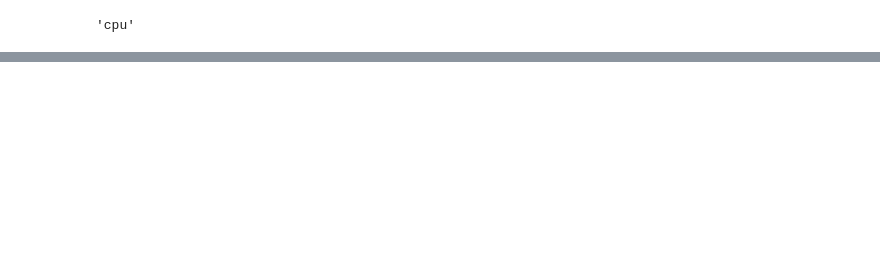
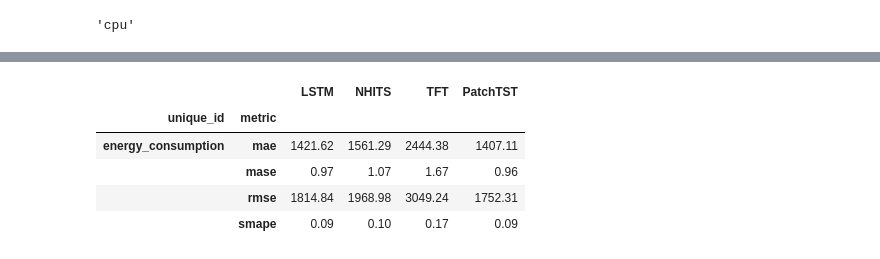
Before and after one commit to tvsmsa/melekhin-time-series, a Jupyter notebook: task_4_timeseries.ipynb, the cells around one changed output, grey strips where cells are left out. Cells and saved outputs as stored; diff of their text form; code cells hidden in the pictures; blank space fills up the shorter version.

```diff
--- a/task_4_timeseries.ipynb
+++ b/task_4_timeseries.ipynb
@@ -485,0 +485,10 @@ INFO:pytorch_lightning.utilities.rank_zero:TPU available: False, using: 0 TPU co
+# %%
+avg_by_series_dl = dl_metrics.groupby(['unique_id', 'metric']).mean(numeric_only=True)
+avg_by_series_dl.style.background_gradient(cmap='RdYlGn_r', axis=1).format(precision=2)
+# %% [output]
+|  |  | LSTM | NHITS | TFT | PatchTST |
+| unique_id | metric |  |  |  |  |
+| energy_consumption | mae | 1421.62 | 1561.29 | 2444.38 | 1407.11 |
+|  | mase | 0.97 | 1.07 | 1.67 | 0.96 |
+|  | rmse | 1814.84 | 1968.98 | 3049.24 | 1752.31 |
+|  | smape | 0.09 | 0.10 | 0.17 | 0.09 |
```
Also changed, not shown: parts of 8 cells of this notebook, 6 other files.
